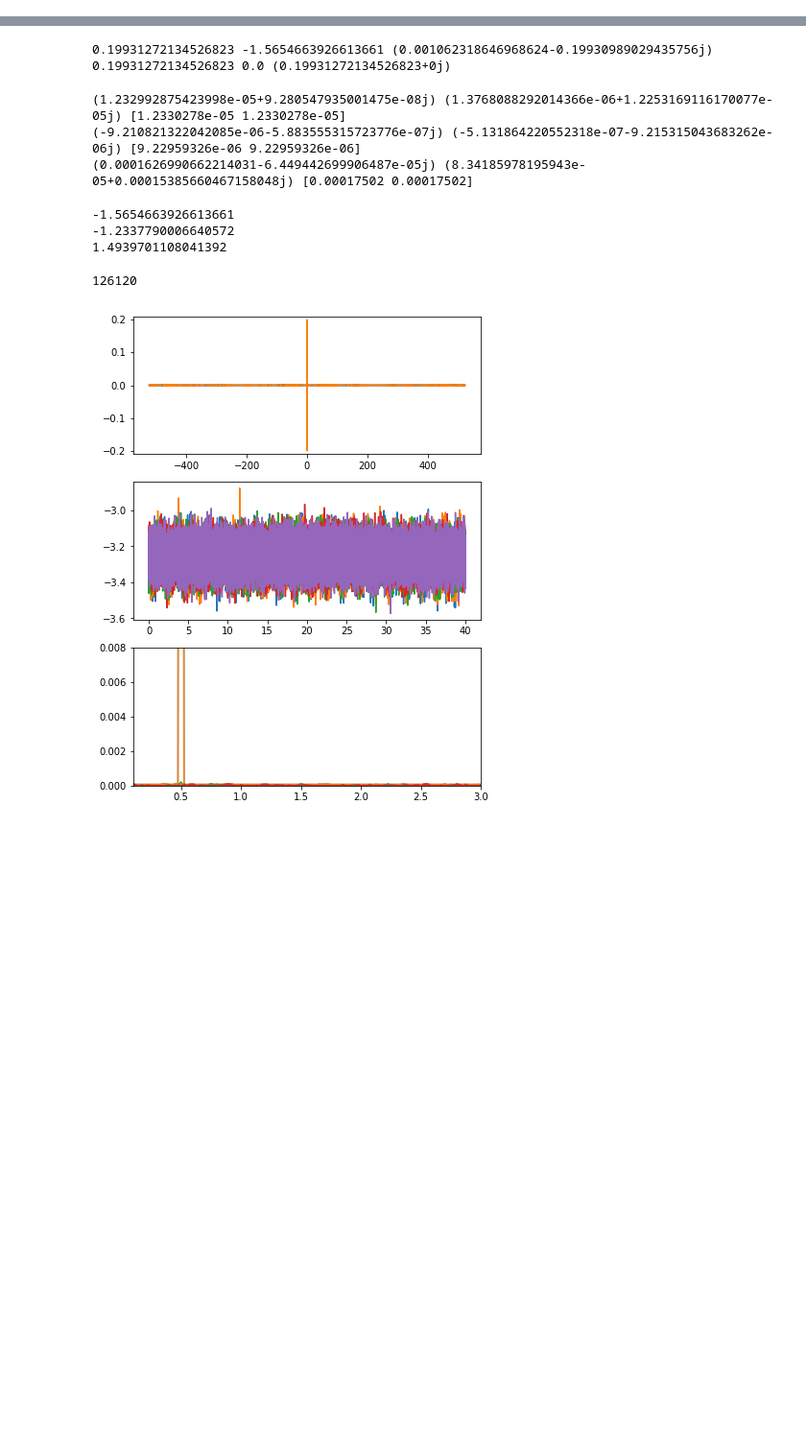
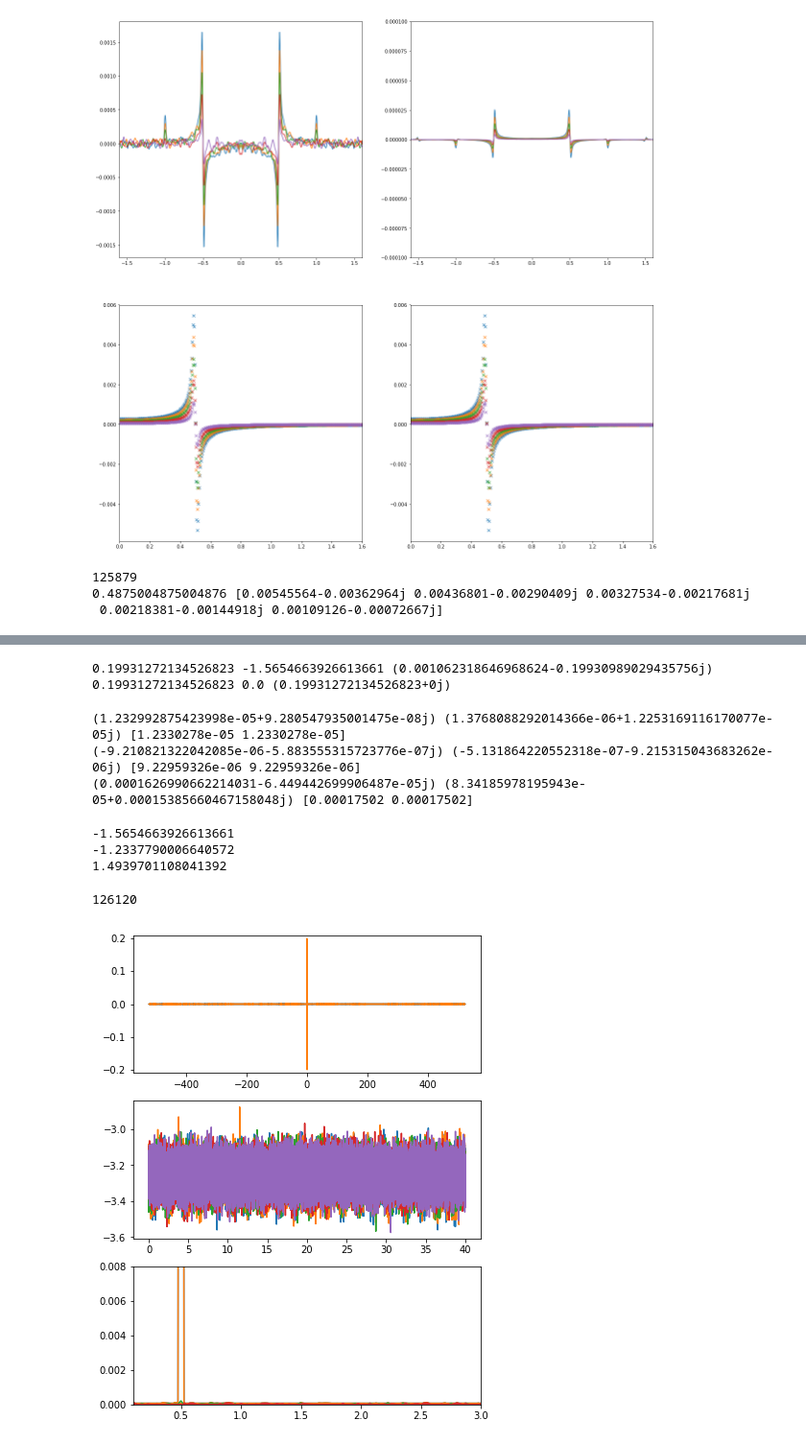
Before and after one commit to BGerwe/Xray-Project, a Jupyter notebook: Scratch.ipynb, the cells around one changed output, grey strips where cells are left out. Shown at 96% size. Saved outputs shown, nothing was run; the diff lists cells and outputs as text; code cells hidden in the pictures; blank space fills up the shorter version.

```diff
--- a/Scratch.ipynb
+++ b/Scratch.ipynb
@@ -208,0 +123,41 @@ print(Ns*dt)
+# %%
+##Applying FFt to apodized data signals and visualizing frequency domain
+
+freq,datafftdum=datain.getfft(dataD,Xrayraw)
+
+datafft=datafftdum[:,:,:]
+
+ifreq=np.fft.ifftshift(freq)
+idatafft=np.fft.ifftshift(datafft)
+idataD=np.fft.ifft(idatafft)
+
+#print(np.shape(ifreq),np.shape(idatafft),np.shape(idataD),np.shape(data)[1])
+#print(np.shape(datafft))
+
+fig=plt.figure(figsize=(20,20))
+ax1 = fig.add_subplot(221)
+ax1.plot(freq,np.real(datafft[1,:]))
+ax1.set_xlim(-1.6,1.6)
+
+
+ax1 = fig.add_subplot(222)
+ax1.plot(freq,np.real(datafft[2,:]))
+ax1.set_xlim(-1.6,1.6)
+ax1.set_ylim(-0.0001,.0001)
+
+ax1 = fig.add_subplot(223)
+ax1.plot(freq,np.real(datafft[3,:]),'x')
+ax1.set_xlim(0,1.6)
+#ax1.set_ylim(-0.015,.015)
+
+ax1 = fig.add_subplot(224)
+ax1.plot(freq,np.real(datafft[3,:]),'x')
+ax1.set_xlim(0,1.6)
+plt.show()
+print(int(datain.fftbin(.5001,freq,Ns,dt,"Real",1)[0]))
+print(freq[int(datain.fftbin(.5001,freq,Ns,dt,"Real",1)[1]-3)],datafft[3,int(datain.fftbin(.5001,freq,Ns,dt,"Real",1)[1]-3)])
+# %% [output]
+[figure, added]
+125879
+0.4875004875004876 [0.00545564-0.00362964j 0.00436801-0.00290409j 0.00327534-0.00217681j
+ 0.00218381-0.00144918j 0.00109126-0.00072667j]
```
Also changed, not shown: parts of 40 cells of this notebook, 1 other file.
